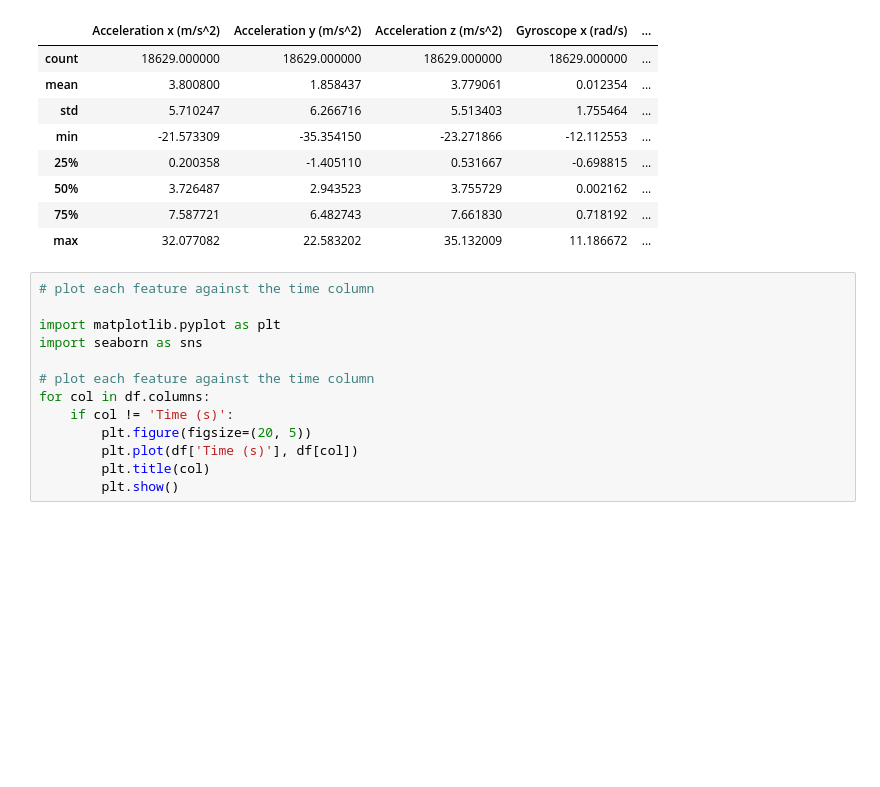
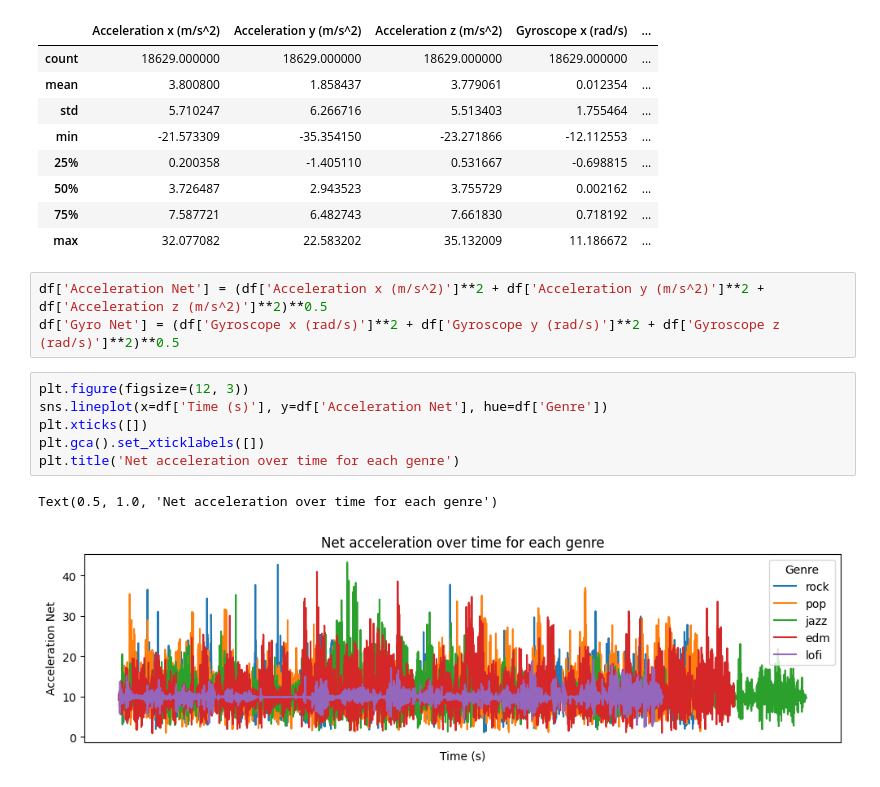
Before and after one commit to vishalkanteppa/ML4QS, a Jupyter notebook: assignment.ipynb, the cells around one changed output. Drawn from its saved outputs; the diff is of its cells as text; blank space fills up the shorter version.

```diff
--- a/assignment.ipynb
+++ b/assignment.ipynb
@@ -166,16 +80,15 @@ df.describe()
 | 50% | 3.726487 | 2.943523 | 3.755729 | 0.002162 | ... |
 | 75% | 7.587721 | 6.482743 | 7.661830 | 0.718192 | ... |
 | max | 32.077082 | 22.583202 | 35.132009 | 11.186672 | ... |
-# %%
-# plot each feature against the time column
-
-import matplotlib.pyplot as plt
-import seaborn as sns
-
-# plot each feature against the time column
-for col in df.columns:
-    if col != 'Time (s)':
-        plt.figure(figsize=(20, 5))
-        plt.plot(df['Time (s)'], df[col])
-        plt.title(col)
-        plt.show()
+# %%
+df['Acceleration Net'] = (df['Acceleration x (m/s^2)']**2 + df['Acceleration y (m/s^2)']**2 + df['Acceleration z (m/s^2)']**2)**0.5
+df['Gyro Net'] = (df['Gyroscope x (rad/s)']**2 + df['Gyroscope y (rad/s)']**2 + df['Gyroscope z (rad/s)']**2)**0.5
+# %%
+plt.figure(figsize=(12, 3))
+sns.lineplot(x=df['Time (s)'], y=df['Acceleration Net'], hue=df['Genre'])
+plt.xticks([])
+plt.gca().set_xticklabels([])
+plt.title('Net acceleration over time for each genre')
+# %% [output]
+Text(0.5, 1.0, 'Net acceleration over time for each genre')
+[figure, added]
```
Also changed, not shown: parts of 30 cells of this notebook, 8 other files.
